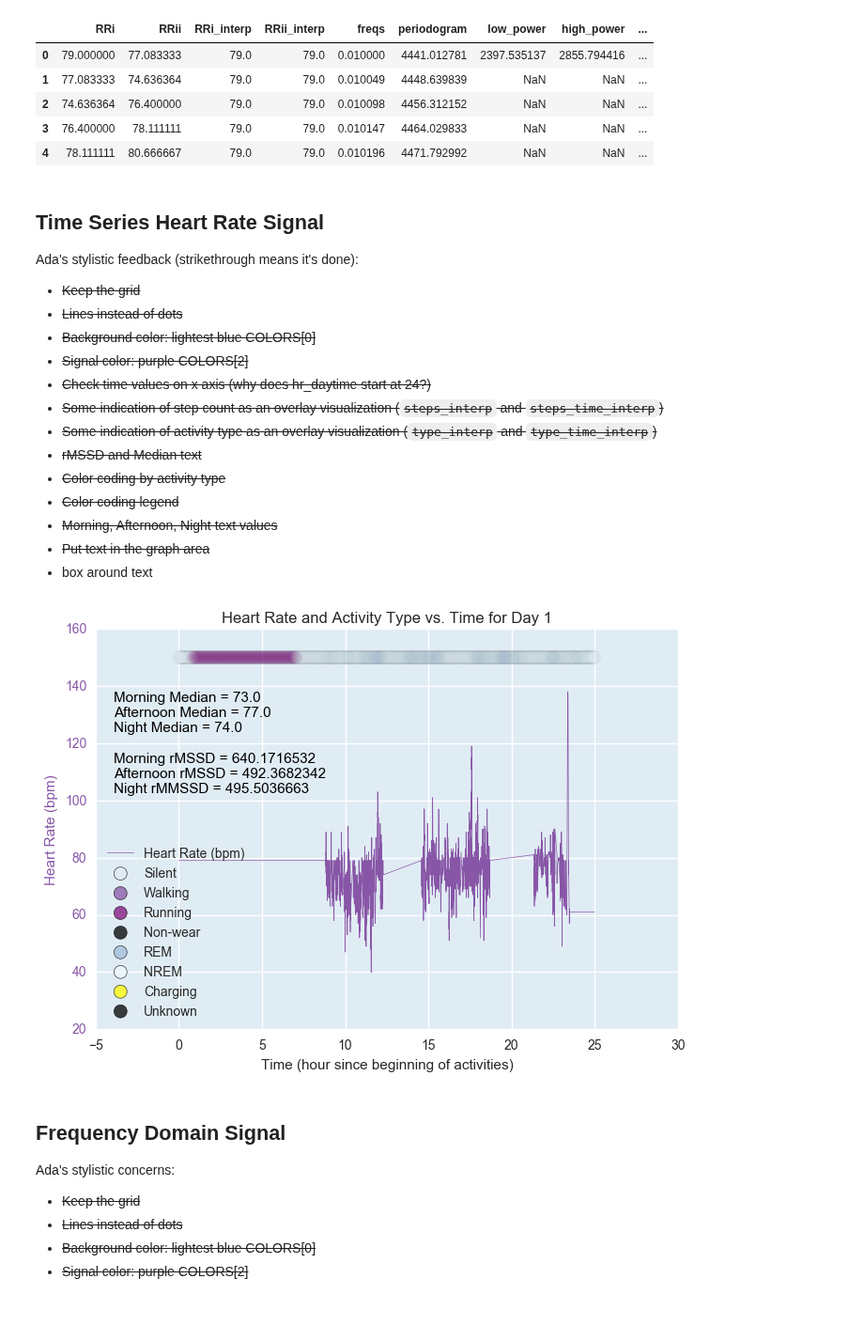
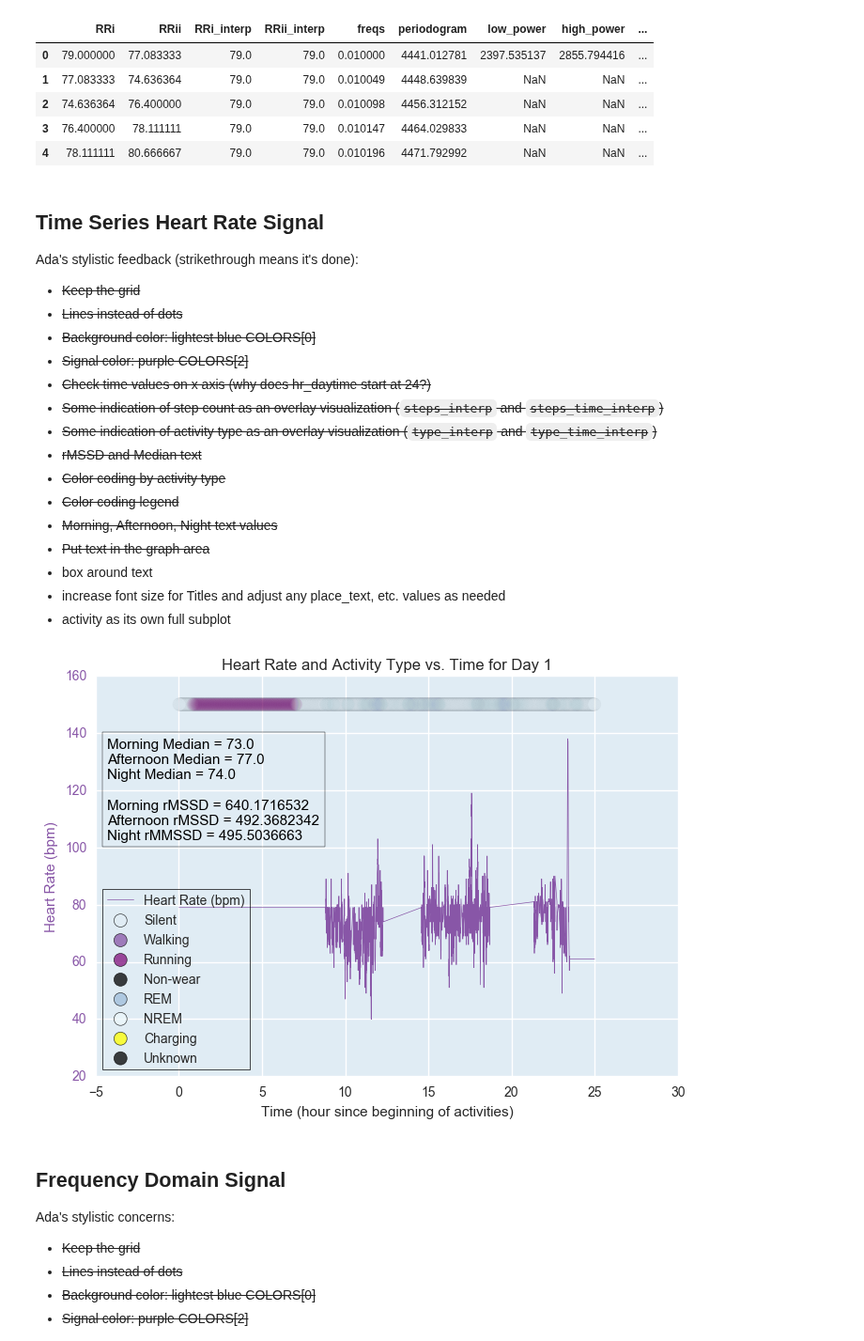
Before and after one commit to terrrychan/PHS-Project, a Jupyter notebook: Visualizations.ipynb, the cells around one changed output. Shown at 94% size. Saved outputs shown, nothing was run; the diff lists cells and outputs as text; code cells hidden in the pictures; blank space fills up the shorter version.

Commit message:
box around legends (done) and summary stats (WIP)

```diff
--- a/Visualizations.ipynb
+++ b/Visualizations.ipynb
@@ -64,19 +64,36 @@ LOCALMAXMARKERSIZE = 5
 
 POINCAREALPHA = 0.25
 POINCARECOLOR = '#31a354'
+# using plt.plot function
 POINCAREMARKER = 'o'
 POINCAREMARKEREDGECOLOR = 'black'
 POINCAREMARKEREDGEWIDTH = 0.5
+# using plt.scatter function
+POINCARELINEWIDTHS=0.5
+POINCAREEDGECOLORS='black'
+POINCAREPOINTSIZE = 100
 
 YEQUALSXALPHA = 0.5
 YEQUALSXCOLOR = 'k'
 YEQUALSXLINESTYLE = '--'
+
+LEGENDFACECOLOR = 'none'
+LEGENDEDGECOLOR = 'black'
+LEGENDLINEWIDTH = 0.5
 # %%
-def place_text(x, y, text, axes, specific_fontsize=11, specific_color='k'):
-    axes.text(x, y, text,
-              verticalalignment='bottom', horizontalalignment='left',
-              transform=axes.transAxes,
-              color=specific_color, fontsize=specific_fontsize)
+def place_text(x, y, text, axes, specific_fontsize=11, specific_color='k', box_outline=False):
+    if box_outline:
+        axes.text(x, y, text,
+                  verticalalignment='bottom', horizontalalignment='left',
+                  transform=axes.transAxes,
+                  color=specific_color, fontsize=specific_fontsize,
+                  bbox=dict(facecolor='none', edgecolor='k', alpha=1.0))
+    else:
+        axes.text(x, y, text,
+                  verticalalignment='bottom', horizontalalignment='left',
+                  transform=axes.transAxes,
+                  color=specific_color, fontsize=specific_fontsize)
+
     return
 # %%
 data = pd.read_csv('day1_v3transpose.csv')
@@ -105,6 +122,8 @@ Ada's stylistic feedback (strikethrough means it's done):
 - ~~Morning, Afternoon, Night text values~~
 - ~~Put text in the graph area~~
 - box around text
+- increase font size for Titles and adjust any place_text, etc. values as needed
+- activity as its own full subplot
 # %%
 # heart rate
 fig, ax1 = plt.subplots()
@@ -140,37 +159,41 @@ ax1.scatter([], [], s=ACTIVITYPOINTSIZE, alpha=0.75, color=ACTIVITYCOLORS[2], la
 ax1.scatter([], [], s=ACTIVITYPOINTSIZE, alpha=0.75, color=ACTIVITYCOLORS[3], label=ACTIVITYLABELS[3], edgecolors=ACTIVITYMARKEREDGECOLOR, linewidths=ACTIVITYMARKEREDGEWIDTH)
 ax1.scatter([], [], s=ACTIVITYPOINTSIZE, alpha=0.75, color=ACTIVITYCOLORS[4], label=ACTIVITYLABELS[4], edgecolors=ACTIVITYMARKEREDGECOLOR, linewidths=ACTIVITYMARKEREDGEWIDTH)
 ax1.scatter([], [], s=ACTIVITYPOINTSIZE, alpha=0.75, color=ACTIVITYCOLORS[5], label=ACTIVITYLABELS[5], edgecolors=ACTIVITYMARKEREDGECOLOR, linewidths=ACTIVITYMARKEREDGEWIDTH)
 ax1.scatter([], [], s=ACTIVITYPOINTSIZE, alpha=0.75, color=ACTIVITYCOLORS[6], label=ACTIVITYLABELS[6], edgecolors=ACTIVITYMARKEREDGECOLOR, linewidths=ACTIVITYMARKEREDGEWIDTH)
 ax1.scatter([], [], s=ACTIVITYPOINTSIZE, alpha=0.75, color=ACTIVITYCOLORS[7], label=ACTIVITYLABELS[7], edgecolors=ACTIVITYMARKEREDGECOLOR, linewidths=ACTIVITYMARKEREDGEWIDTH)
-ax1.legend(loc=3)
+
+legend = plt.legend(loc=3, frameon=True)
+legend.get_frame().set_facecolor(LEGENDFACECOLOR)
+legend.get_frame().set_edgecolor(LEGENDEDGECOLOR)
+legend.get_frame().set_linewidth(LEGENDLINEWIDTH)
 
 # additional calculations/summary statistics
 morning_median_str = str(data['Median'][0])
 afternoon_median_str = str(data['Median'][1])
 night_median_str = str(data['Median'][2])
 
 morning_rMSSD_str = str(data['rMSSD'][0])
 afternoon_rMSSD_str = str(data['rMSSD'][1])
 night_rMSSD_str = str(data['rMSSD'][2])
 
 axes = plt.gca()
 axes.set_axis_bgcolor(BGCOLOR)
-place_text(0.03, 0.585, 'Morning Median = ' + morning_median_str +
+place_text(0.02, 0.585, 'Morning Median = ' + morning_median_str +
                       '\nAfternoon Median = ' + afternoon_median_str +
                       '\nNight Median = ' + night_median_str +
                       '\n\nMorning rMSSD = ' + morning_rMSSD_str +
                       '\nAfternoon rMSSD = ' + afternoon_rMSSD_str +
                       '\nNight rMMSSD = ' + night_rMSSD_str,
-                     axes)
+                     axes, box_outline=True)
 
 ax1.set_xlabel('Time (hour since beginning of activities)')
 plt.title('Heart Rate and Activity Type vs. Time for Day 1')
 
 plt.savefig('day1_TimeSeriesHeartRateActivityType.png', format='png')
 plt.savefig('day1_TimeSeriesHeartRateActivityType.pdf', format='pdf')
 plt.show()
 # %% [output]
-[figure, old version]
+[figure, new version]
 # %% [markdown]
 ## Frequency Domain Signal
 
```
Also changed, not shown: parts of 4 cells of this notebook, 11 other files.
